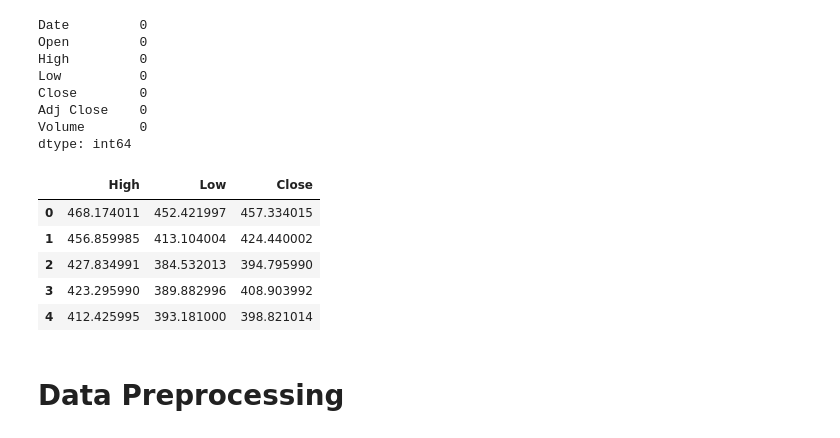
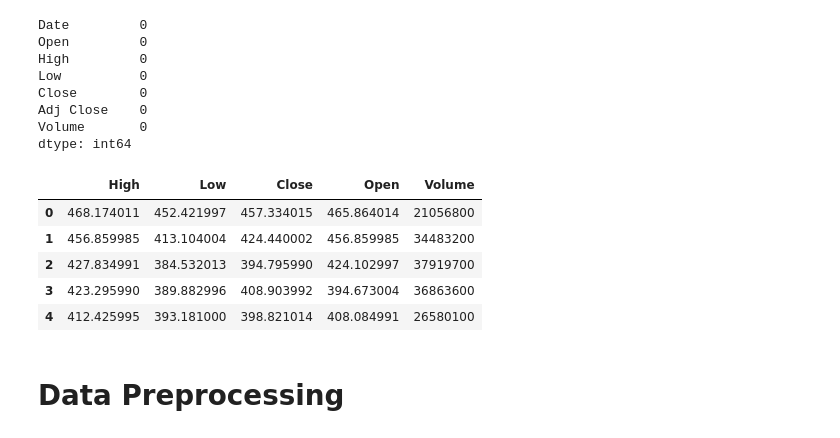
Before and after one commit to BobMak/btc-pred, a Jupyter notebook: notebooks/Data Modelling.ipynb, the cells around one changed output. Saved outputs shown, nothing was run; the diff lists cells and outputs as text; code cells hidden in the pictures.

```diff
--- a/notebooks/Data Modelling.ipynb
+++ b/notebooks/Data Modelling.ipynb
@@ -47,13 +53,14 @@ dtype: int64
 # %%
-required_data = data[["High", "Low", "Close"]]
+features = ["High", "Low", "Close", "Open", "Volume"]
+required_data = data[features]
 required_data.head()
 # %% [output]
-|  | High | Low | Close |
-| 0 | 468.174011 | 452.421997 | 457.334015 |
-| 1 | 456.859985 | 413.104004 | 424.440002 |
-| 2 | 427.834991 | 384.532013 | 394.795990 |
-| 3 | 423.295990 | 389.882996 | 408.903992 |
-| 4 | 412.425995 | 393.181000 | 398.821014 |
+|  | High | Low | Close | Open | Volume |
+| 0 | 468.174011 | 452.421997 | 457.334015 | 465.864014 | 21056800 |
+| 1 | 456.859985 | 413.104004 | 424.440002 | 456.859985 | 34483200 |
+| 2 | 427.834991 | 384.532013 | 394.795990 | 424.102997 | 37919700 |
+| 3 | 423.295990 | 389.882996 | 408.903992 | 394.673004 | 36863600 |
+| 4 | 412.425995 | 393.181000 | 398.821014 | 408.084991 | 26580100 |
 # %% [markdown]
 # Data Preprocessing
 # %% [markdown]
```
Also changed, not shown: parts of 30 cells of this notebook, 3 other files.
